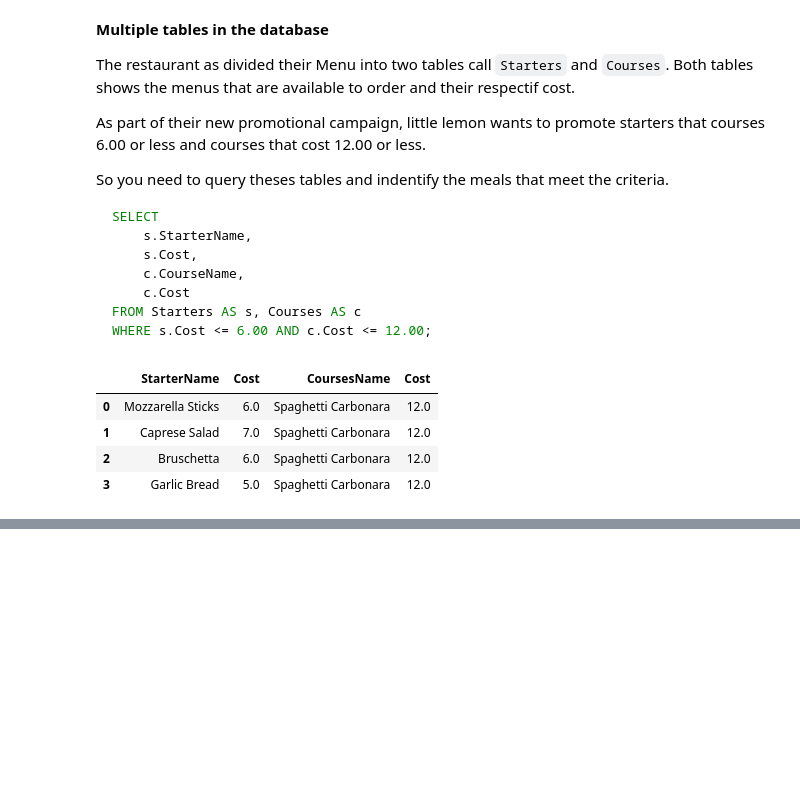
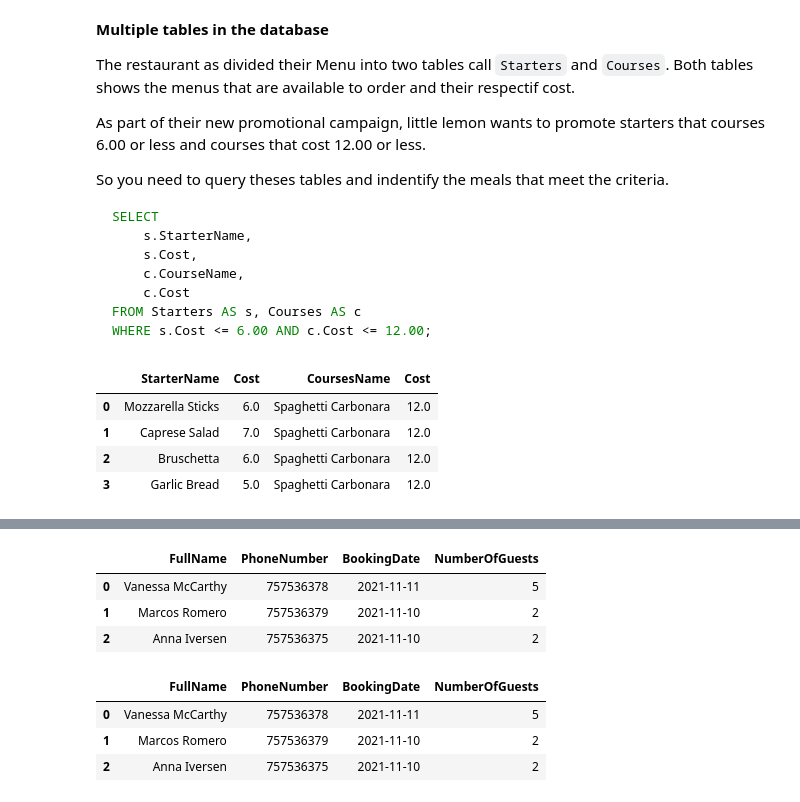
Before and after one commit to tawounfouet/meta-database-engineer, a Jupyter notebook: Course 3 - Database Structures and Management with MySQL/week_1-filtering-grouping-joining_tables/02_joining_tables.ipynb, the cells around one changed output, grey strips where cells are left out. Cells and saved outputs as stored; diff of their text form; code cells hidden in the pictures; blank space fills up the shorter version.

```diff
--- a/Course 3 - Database Structures and Management with MySQL/week_1-filtering-grouping-joining_tables/02_joining_tables.ipynb
+++ b/Course 3 - Database Structures and Management with MySQL/week_1-filtering-grouping-joining_tables/02_joining_tables.ipynb
@@ -265,0 +477,38 @@ result
+# %%
+query = """
+SELECT
+    Customers.FullName,
+    Customers.PhoneNumber,
+    Bookings.BookingDate,
+    Bookings.NumberOfGuests
+FROM Customers
+INNER JOIN Bookings
+ON Customers.CustomerID = Bookings.CustomerID;
+"""
+
+result = pd.read_sql(query, connection)
+result
+# %% [output]
+|  | FullName | PhoneNumber | BookingDate | NumberOfGuests |
+| 0 | Vanessa McCarthy | 757536378 | 2021-11-11 | 5 |
+| 1 | Marcos Romero | 757536379 | 2021-11-10 | 2 |
+| 2 | Anna Iversen | 757536375 | 2021-11-10 | 2 |
+# %%
+query = """
+SELECT
+    c.FullName,
+    c.PhoneNumber,
+    b.BookingDate,
+    b.NumberOfGuests
+FROM Customers AS c
+INNER JOIN Bookings AS b
+ON c.CustomerID = b.CustomerID;
+"""
+
+result = pd.read_sql(query, connection)
+result
+# %% [output]
+|  | FullName | PhoneNumber | BookingDate | NumberOfGuests |
+| 0 | Vanessa McCarthy | 757536378 | 2021-11-11 | 5 |
+| 1 | Marcos Romero | 757536379 | 2021-11-10 | 2 |
+| 2 | Anna Iversen | 757536375 | 2021-11-10 | 2 |
```
Also changed, not shown: parts of 13 cells of this notebook, 5 other files.
